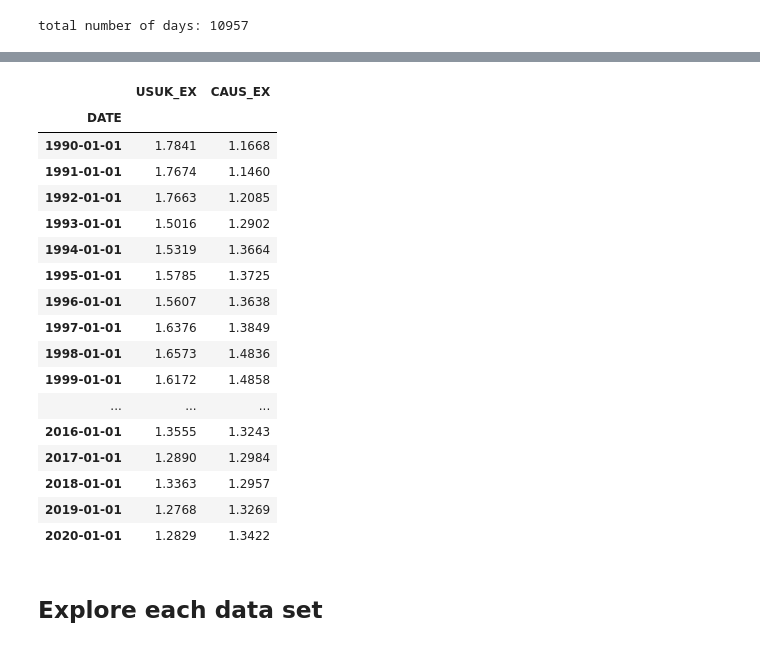
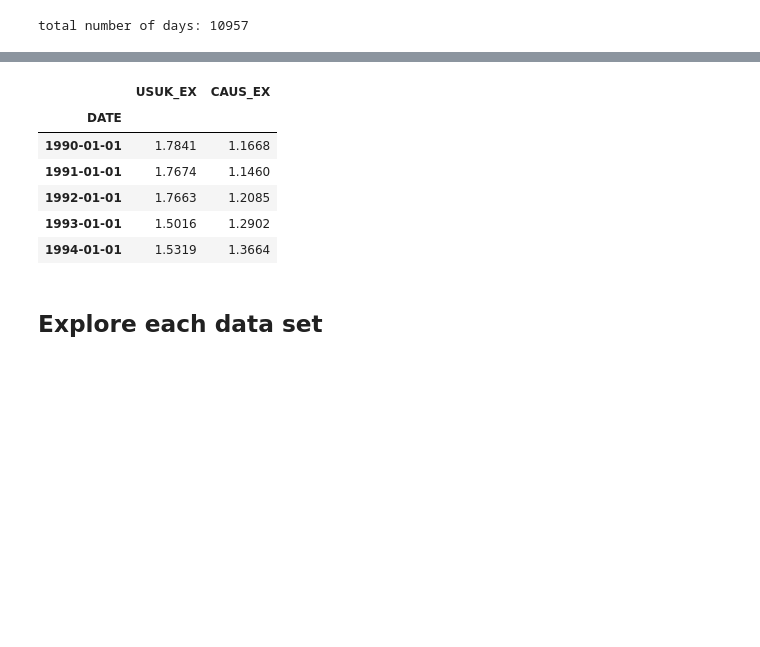
Before and after one commit to NumEconCopenhagen/projects-2024-kbh-herning, a Jupyter notebook: dataproject/dataproject.ipynb, the cells around one changed output, grey strips where cells are left out. Drawn from its saved outputs; the diff is of its cells as text; code cells hidden in the pictures; blank space fills up the shorter version.

```diff
--- a/dataproject/dataproject.ipynb
+++ b/dataproject/dataproject.ipynb
@@ -91,27 +83,16 @@ inflation.head(31)
 # %%
 # Call the FRED api using pandas_datareader
 exchange = pandas_datareader.data.DataReader([EX_UK, EX_CAN], 'fred', start, end)
 exchange = exchange.rename(columns = {'AEXUSUK':'USUK_EX','AEXCAUS':'CAUS_EX'})
-exchange.head(31)
+exchange.head(5)
 # %% [output]
 |  | USUK_EX | CAUS_EX |
 | DATE |  |  |
 | 1990-01-01 | 1.7841 | 1.1668 |
 | 1991-01-01 | 1.7674 | 1.1460 |
 | 1992-01-01 | 1.7663 | 1.2085 |
 | 1993-01-01 | 1.5016 | 1.2902 |
 | 1994-01-01 | 1.5319 | 1.3664 |
-| 1995-01-01 | 1.5785 | 1.3725 |
-| 1996-01-01 | 1.5607 | 1.3638 |
-| 1997-01-01 | 1.6376 | 1.3849 |
-| 1998-01-01 | 1.6573 | 1.4836 |
-| 1999-01-01 | 1.6172 | 1.4858 |
-| ... | ... | ... |
-| 2016-01-01 | 1.3555 | 1.3243 |
-| 2017-01-01 | 1.2890 | 1.2984 |
-| 2018-01-01 | 1.3363 | 1.2957 |
-| 2019-01-01 | 1.2768 | 1.3269 |
-| 2020-01-01 | 1.2829 | 1.3422 |
 # %% [markdown]
 ## Explore each data set
 # %% [markdown]
```
Also changed, not shown: parts of 11 cells of this notebook.
